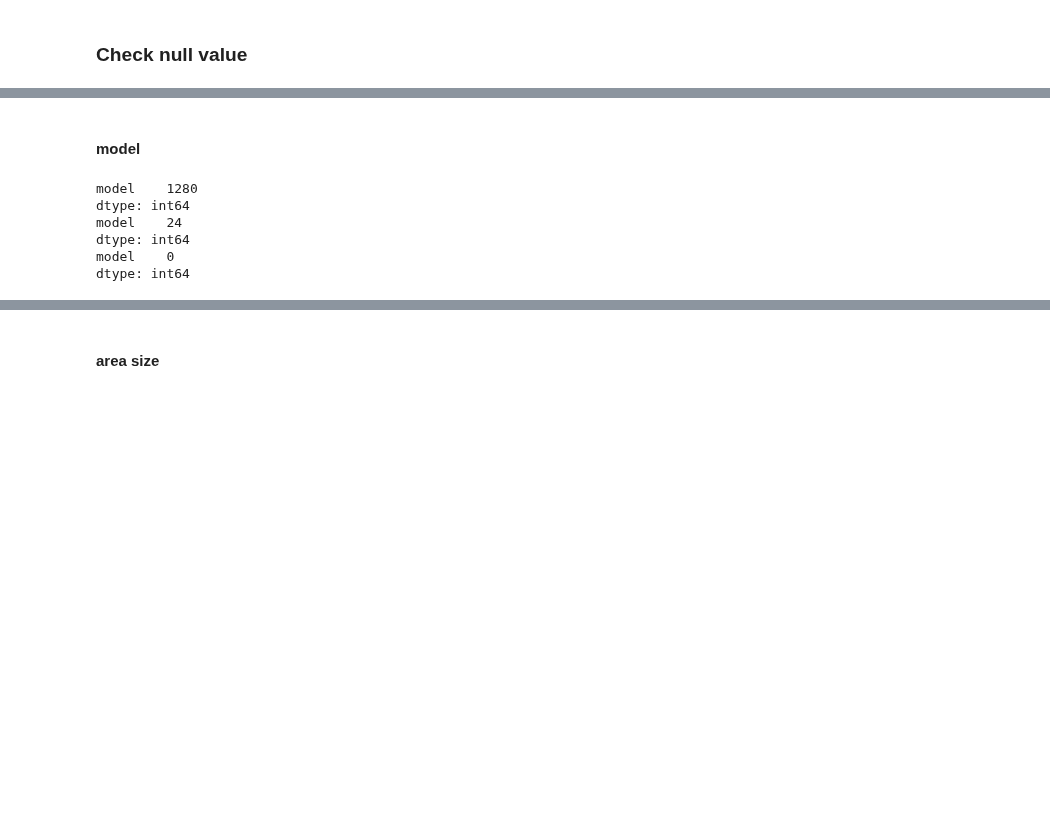
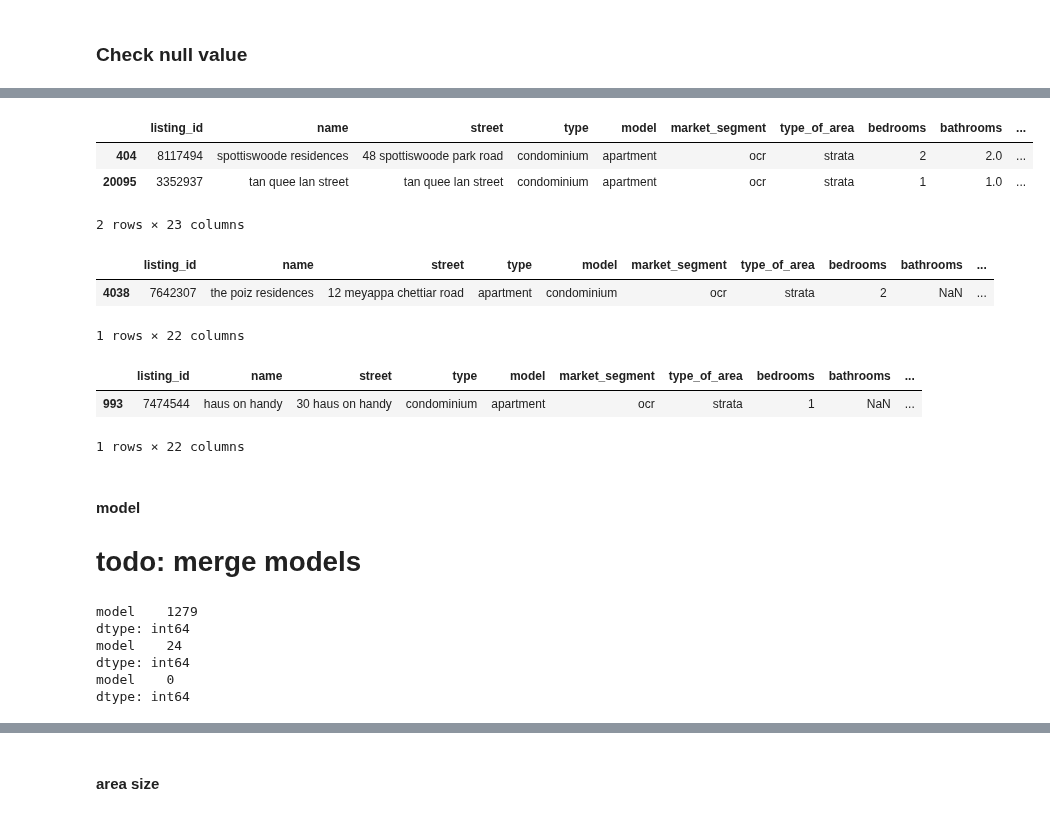
Before and after one commit to luoxiangyi222/cs5228-team-not-found, a Jupyter notebook: cs5228_project_lxy.ipynb, the cells around one changed output, grey strips where cells are left out. Saved outputs shown, nothing was run; the diff lists cells and outputs as text; code cells hidden in the pictures; blank space fills up the shorter version.

```diff
--- a/cs5228_project_lxy.ipynb
+++ b/cs5228_project_lxy.ipynb
@@ -88,0 +95,14 @@ dtype: int64
+# %%
+# training
+
+type_df = train_df
+type_df = type_df[type_df["type"] != type_df["model"]]
+type_df_a = type_df[type_df["model"] == "condominium"]
+
+
+# display(type_df_a.sort_values("name"))
+
+# by checking property in the same name, these should be aligned with type
+train_df.loc[
+    (train_df["type"] == "apartment") & (train_df["model"] == "condominium"), "model"
+] = "apartment"
@@ -88,0 +114,12 @@ dtype: int64
+# %%
+type_df_b = type_df[type_df["model"] == "apartment"]
+display(type_df_b)
+# by see other property in spottiswoode residences, it is condo
+train_df.loc[(train_df["name"] == "spottiswoode residences"), "model"] = "condominium"
+# by Google search , tan quee lan street is apartment.
+train_df.loc[(train_df["name"] == "tan quee lan street"), "type"] = "apartment"
+# %% [output]
+|  | listing_id | name | street | type | model | market_segment | type_of_area | bedrooms | bathrooms | ... |
+| 404 | 8117494 | spottiswoode residences | 48 spottiswoode park road | condominium | apartment | ocr | strata | 2 | 2.0 | ... |
+| 20095 | 3352937 | tan quee lan street | tan quee lan street | condominium | apartment | ocr | strata | 1 | 1.0 | ... |
+2 rows × 23 columns
@@ -88,0 +131,14 @@ dtype: int64
+# %%
+# testing
+
+type_df = test_df
+type_df = type_df[type_df["type"] != type_df["model"]]
+type_df_a = type_df[type_df["model"] == "condominium"]
+display(type_df_a.sort_values("name"))
+
+
+test_df.loc[test_df["name"] == "the poiz residences", "model"] = "apartment"
+# %% [output]
+|  | listing_id | name | street | type | model | market_segment | type_of_area | bedrooms | bathrooms | ... |
+| 4038 | 7642307 | the poiz residences | 12 meyappa chettiar road | apartment | condominium | ocr | strata | 2 | NaN | ... |
+1 rows × 22 columns
@@ -88,0 +150,10 @@ dtype: int64
+# %%
+type_df_b = type_df[type_df["model"] == "apartment"]
+display(type_df_b.sort_values("name"))
+
+
+test_df.loc[test_df["name"] == "haus on handy", "model"] = "condominium"
+# %% [output]
+|  | listing_id | name | street | type | model | market_segment | type_of_area | bedrooms | bathrooms | ... |
+| 993 | 7474544 | haus on handy | 30 haus on handy | condominium | apartment | ocr | strata | 1 | NaN | ... |
+1 rows × 22 columns
@@ -89,19 +165,22 @@ dtype: int64
 # %% [markdown]
 #### model
+
+# todo: merge models
 # %%
 # training
 
-print(compute_null_count(original_train_df, ["model"]))
+print(compute_null_count(train_df, ["model"]))
 
 # fill null with the same property name
-train_df = fill_missing_value_by_group_neighbor(train_df, 'model', 'name')
+train_df = fill_missing_value_by_group_neighbor(train_df, "model", "name")
 print(compute_null_count(train_df, ["model"]))
 
-# fill null by mode
-train_df, mode = fill_missing_value_by_mode(train_df, "model")
+
+# by type
+train_df["model"] = train_df["model"].fillna(train_df["type"])
 print(compute_null_count(train_df, ["model"]))
 # %% [output]
-model    1280
+model    1279
 dtype: int64
 model    24
 dtype: int64
```
Also changed, not shown: parts of 56 cells of this notebook, 4 other files.
